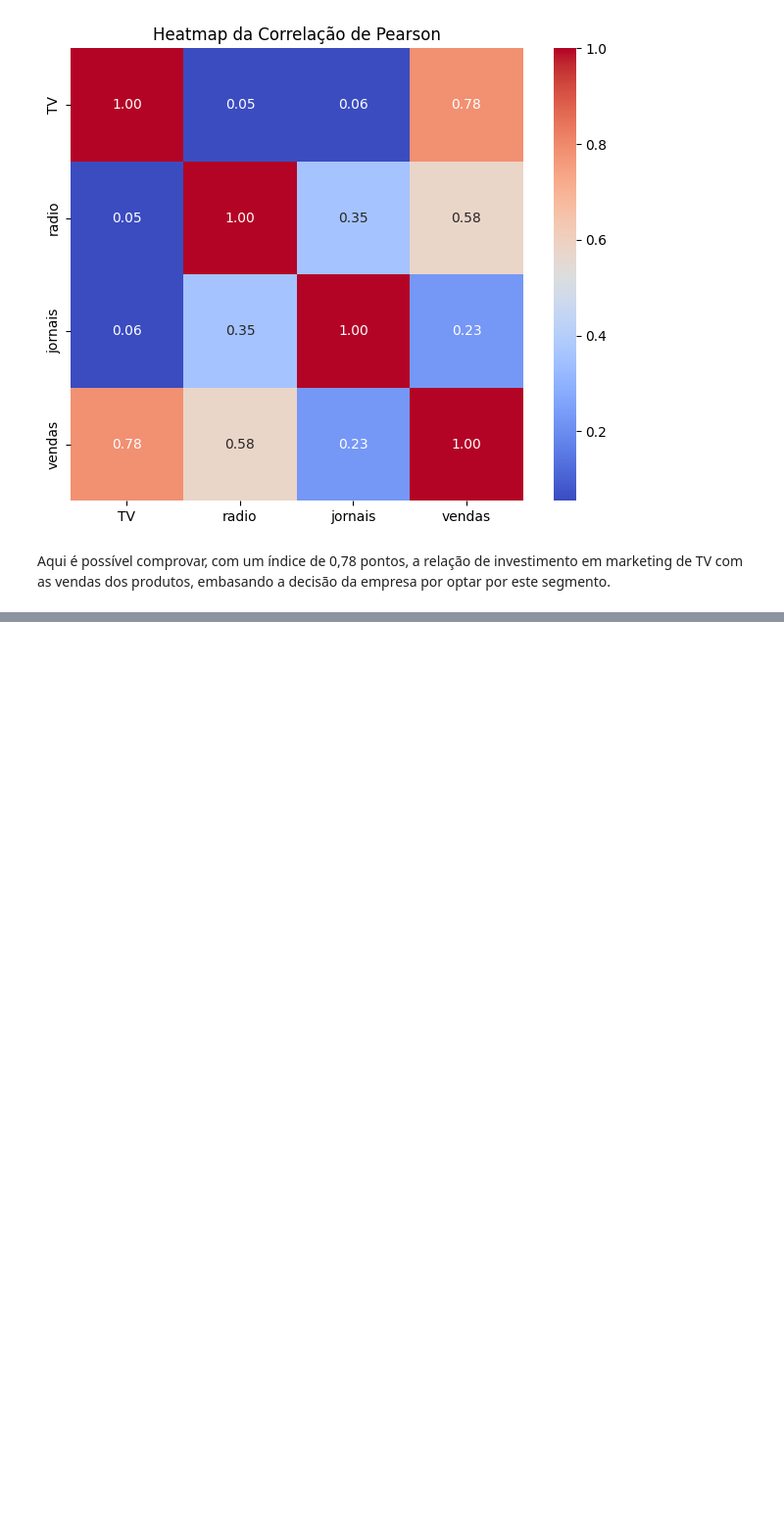
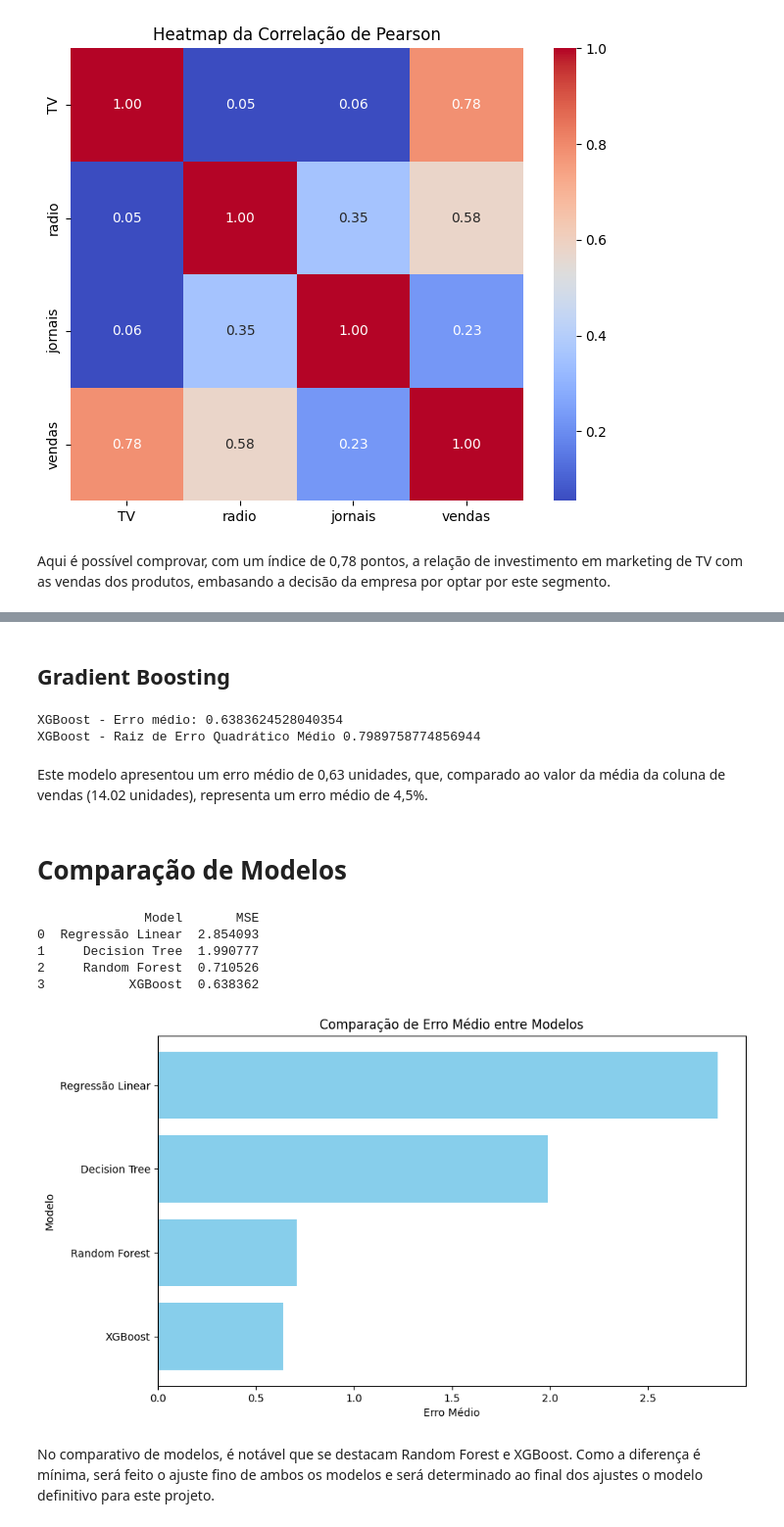
Before and after one commit to VinnieSousa/Machine-Learning-Marketing, a Jupyter notebook: Projeto_Marketing.ipynb, the cells around one changed output, grey strips where cells are left out. Shown at 98% size. Saved outputs shown, nothing was run; the diff lists cells and outputs as text; code cells hidden in the pictures; blank space fills up the shorter version.

Commit message:
Add files via upload
Atualização de projeto: Modelos de regressão de dados para Machine Learning

```diff
--- a/Projeto_Marketing.ipynb
+++ b/Projeto_Marketing.ipynb
@@ -268,0 +302,8 @@ Aqui é possível comprovar, com um índice de 0,78 pontos, a relação de inves
+# %%
+tree_model = DecisionTreeRegressor(max_depth=7, random_state=7)
+tree_model.fit(X_train, y_train)
+y_pred_tree = tree_model.predict(X_test)
+mse_decision_tree = mean_squared_error(y_test, y_pred_tree)
+rmse_decision_tree = np.sqrt(mean_squared_error(y_test, y_pred_tree))
+print("Árvore de Decisão - Erro Médio:", mse_decision_tree)
+print("Arvore de decisão - Raiz de Erro Quadrático Médio", rmse_decision_tree)
@@ -268,0 +317,8 @@ Aqui é possível comprovar, com um índice de 0,78 pontos, a relação de inves
+# %%
+rf_model = RandomForestRegressor(n_estimators=100, random_state=14)
+rf_model.fit(X_train, y_train)
+y_pred_rf = rf_model.predict(X_test)
+mse_random_forest = mean_squared_error(y_test, y_pred_rf)
+rmse_random_forest = np.sqrt(mean_squared_error(y_test, y_pred_rf))
+print("Random Forest - Raíz de Erro Quadrático Médio",rmse_random_forest )
+print("Random Forest - Erro médio:", mse_random_forest)
@@ -268,0 +330,43 @@ Aqui é possível comprovar, com um índice de 0,78 pontos, a relação de inves
+# %% [markdown]
+## Gradient Boosting
+# %%
+xgb_model = XGBRegressor(n_estimators=100, learning_rate=0.1, max_depth=5, random_state=21)
+xgb_model.fit(X_train, y_train)
+y_pred_xgb = xgb_model.predict(X_test)
+mse_gradient_boosting = mean_squared_error(y_test, y_pred_xgb)
+rmse_xgboost = np.sqrt(mean_squared_error(y_test, y_pred_xgb))
+print("XGBoost - Erro médio:", mse_gradient_boosting)
+print("XGBoost - Raiz de Erro Quadrático Médio", rmse_xgboost)
+# %% [output]
+XGBoost - Erro médio: 0.6383624528040354
+XGBoost - Raiz de Erro Quadrático Médio 0.7989758774856944
+# %% [markdown]
+Este modelo apresentou um erro médio de 0,63 unidades, que, comparado ao valor da média da coluna de vendas (14.02 unidades), representa um erro médio de 4,5%.
+# %% [markdown]
+# Comparação de Modelos
+# %%
+results = {
+    "Model": ["Regressão Linear", "Decision Tree", "Random Forest", "XGBoost"],
+    "MSE": [mse_linear_reg, mse_decision_tree, mse_random_forest, mse_gradient_boosting]
+}
+
+results_df = pd.DataFrame(results)
+print(results_df)
+# %% [output]
+              Model       MSE
+0  Regressão Linear  2.854093
+1     Decision Tree  1.990777
+2     Random Forest  0.710526
+3           XGBoost  0.638362
+# %%
+results_df = results_df.sort_values(by="MSE")
+plt.figure(figsize=(10, 6))
+plt.barh(results_df["Model"], results_df["MSE"], color='skyblue')
+plt.xlabel("Erro Médio")
+plt.ylabel("Modelo")
+plt.title("Comparação de Erro Médio entre Modelos")
+plt.show()
+# %% [output]
+[figure, added]
+# %% [markdown]
+No comparativo de modelos, é notável que se destacam Random Forest e XGBoost. Como a diferença é mínima, será feito o ajuste fino de ambos os modelos e será determinado ao final dos ajustes o modelo definitivo para este projeto.
```
Also changed, not shown: parts of 17 cells of this notebook.
